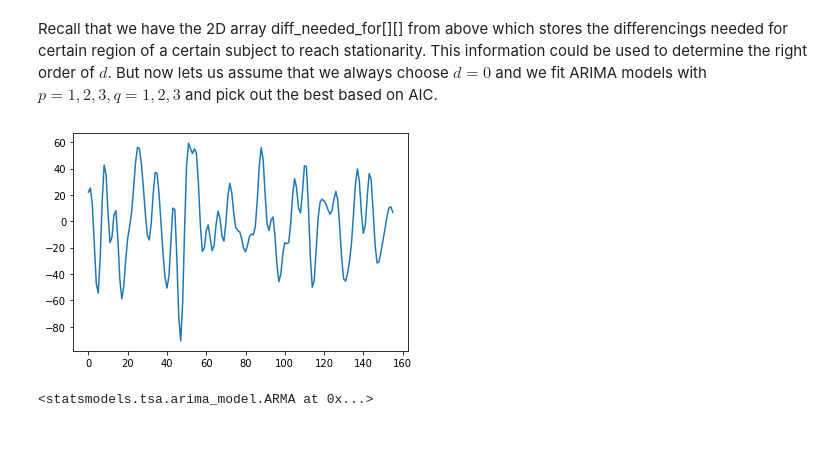
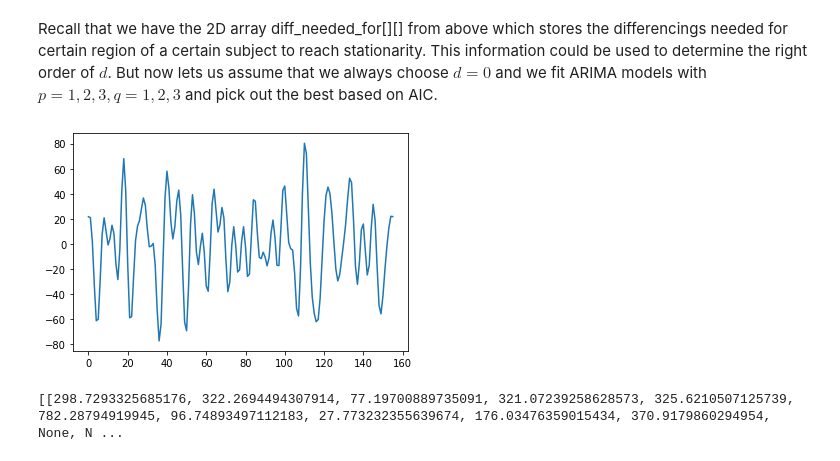
Before and after one commit to DylanYang7225/FMRI-Analysis, a Jupyter notebook: time_series_EDA.ipynb, the cells around one changed output. Saved outputs shown, nothing was run; the diff lists cells and outputs as text; code cells hidden in the pictures.

Commit message:
fixed bugs and add comparison between machine picked and hand picked ARIMA

```diff
--- a/time_series_EDA.ipynb
+++ b/time_series_EDA.ipynb
@@ -296,8 +313,8 @@ Now that we have a pipeline running for a single test region of one subject, we
 # %% [markdown]
 Recall that we have the 2D array diff_needed_for[][] from above which stores the differencings needed for certain region of a certain subject to reach stationarity. This information could be used to determine the right order of $d$. But now lets us assume that we always choose $d=0$ and we fit ARIMA models with $p=1,2,3, q=1,2,3$ and pick out the best based on AIC.
 # %%
-# models = model_orders[subject][region] stores the orders (p,d,q) for the correponding models
-model_orders = [[None for _ in range(len(subjects[0][1]))] for _ in range(len(subjects))]
+# models = models[subject][region] stores the opimal models based on AIC
+models = [[None for _ in range(len(subjects[0][1]))] for _ in range(len(subjects))]
 # MSEs = MSEs[subject][region] stores the mean square error for the corresponding models
 MSEs = [[None for _ in range(len(subjects[0][1]))] for _ in range(len(subjects))]
 # print(len(models))
@@ -305,32 +322,32 @@ MSEs = [[None for _ in range(len(subjects[0][1]))] for _ in range(len(subjects))
 # %%
 d = 0 # for now fix d
 
-for sub in range(1):
-    for region in range(1,2):
+for sub in range(10):
+    for region in range(10):
         ts = subjects[sub][:,region]
-        truncated = pd.DataFrame(truncated)
+        truncated = pd.DataFrame(ts[:-5])
         order = (0,0,0)
         cur_min_AIC = math.inf
         for p in range(1,5):
             for q in range(0,5):
                 try:
                     model = ARIMA(truncated, order=(p,d,q)).fit()
                     if model.aic < cur_min_AIC:
                         order = (p,d,q)
                 except ValueError:
                     continue
 
-        if temp_order != (0,0,0):
-            models[sub][region] = order
+        if order != (0,0,0):
+            models[sub][region] = model
             predicted = model.predict(start=151, end=156)
             true = ts[-5:]
-            MSEs[sub][region] = MSEs(true, predicted)
+            MSEs[sub][region] = MSE(true, predicted)
 
 plt.plot(subjects[sub][:,region])
 plt.show()
 # %% [output]
-[figure, old version]
+[figure, new version]
-# %%
-ARIMA(subjects[0][:,1][:-5], order=(3,0,0))
-# %% [output]
-<statsmodels.tsa.arima_model.ARMA at 0x...>
+# %%
+print(MSEs)
+# %% [output]
+[[298.7293325685176, 322.2694494307914, 77.19700889735091, 321.07239258628573, 325.6210507125739, 782.28794919945, 96.74893497112183, 27.773232355639674, 176.03476359015434, 370.9179860294954, None, N ...
```
Also changed, not shown: parts of 9 cells of this notebook.
